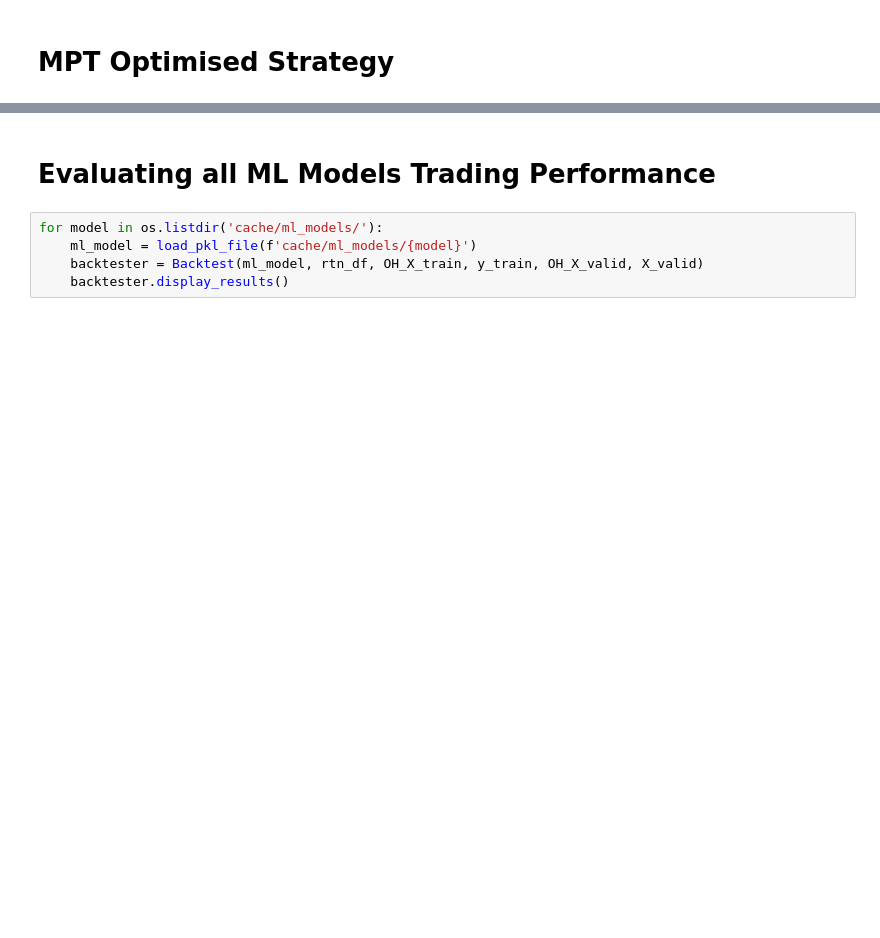
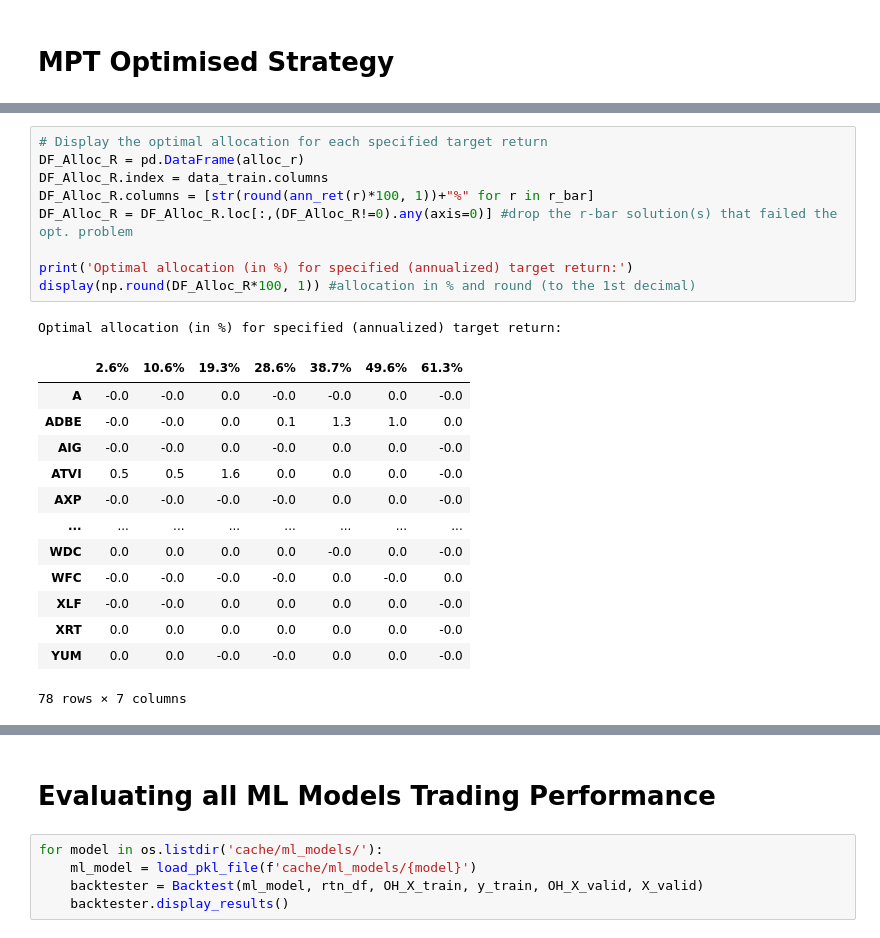
Before and after one commit to weijiesim/qf209-nlp-project, a Jupyter notebook: qf209_nlp_project.ipynb, the cells around one changed output, grey strips where cells are left out. Cells and saved outputs as stored; diff of their text form; blank space fills up the shorter version.

```diff
--- a/qf209_nlp_project.ipynb
+++ b/qf209_nlp_project.ipynb
@@ -849,0 +1359,24 @@ sig_df_lo[['DATE', 'ID', 'WGT']]
+# %%
+# Display the optimal allocation for each specified target return
+DF_Alloc_R = pd.DataFrame(alloc_r)
+DF_Alloc_R.index = data_train.columns
+DF_Alloc_R.columns = [str(round(ann_ret(r)*100, 1))+"%" for r in r_bar]
+DF_Alloc_R = DF_Alloc_R.loc[:,(DF_Alloc_R!=0).any(axis=0)] #drop the r-bar solution(s) that failed the opt. problem
+
+print('Optimal allocation (in %) for specified (annualized) target return:')
+display(np.round(DF_Alloc_R*100, 1)) #allocation in % and round (to the 1st decimal)
+# %% [output]
+Optimal allocation (in %) for specified (annualized) target return:
+|  | 2.6% | 10.6% | 19.3% | 28.6% | 38.7% | 49.6% | 61.3% |
+| A | -0.0 | -0.0 | 0.0 | -0.0 | -0.0 | 0.0 | -0.0 |
+| ADBE | -0.0 | -0.0 | 0.0 | 0.1 | 1.3 | 1.0 | 0.0 |
+| AIG | -0.0 | -0.0 | 0.0 | -0.0 | 0.0 | 0.0 | -0.0 |
+| ATVI | 0.5 | 0.5 | 1.6 | 0.0 | 0.0 | 0.0 | -0.0 |
+| AXP | -0.0 | -0.0 | -0.0 | -0.0 | 0.0 | 0.0 | -0.0 |
+| ... | ... | ... | ... | ... | ... | ... | ... |
+| WDC | 0.0 | 0.0 | 0.0 | 0.0 | -0.0 | 0.0 | -0.0 |
+| WFC | -0.0 | -0.0 | -0.0 | -0.0 | 0.0 | -0.0 | 0.0 |
+| XLF | -0.0 | -0.0 | 0.0 | 0.0 | 0.0 | 0.0 | -0.0 |
+| XRT | 0.0 | 0.0 | 0.0 | 0.0 | 0.0 | 0.0 | -0.0 |
+| YUM | 0.0 | 0.0 | -0.0 | -0.0 | 0.0 | 0.0 | -0.0 |
+78 rows × 7 columns
```
Also changed, not shown: parts of 67 cells of this notebook, 5 other files.
